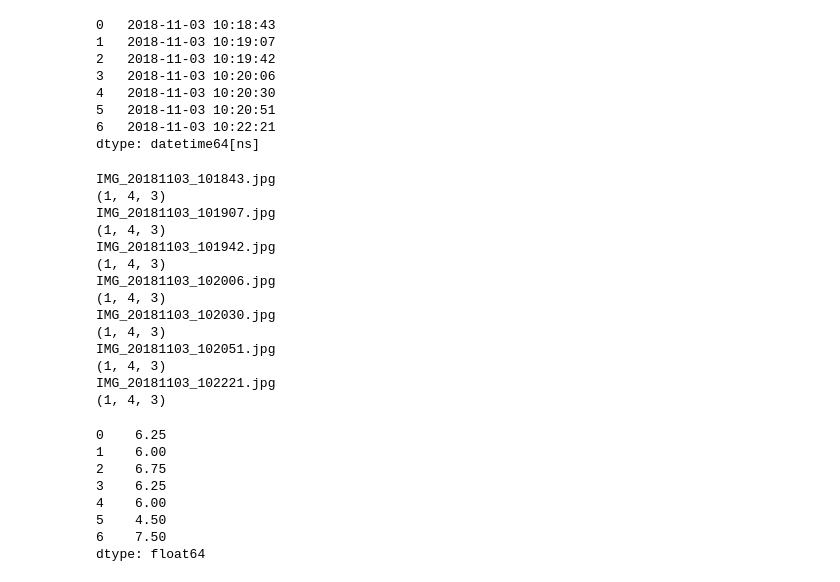
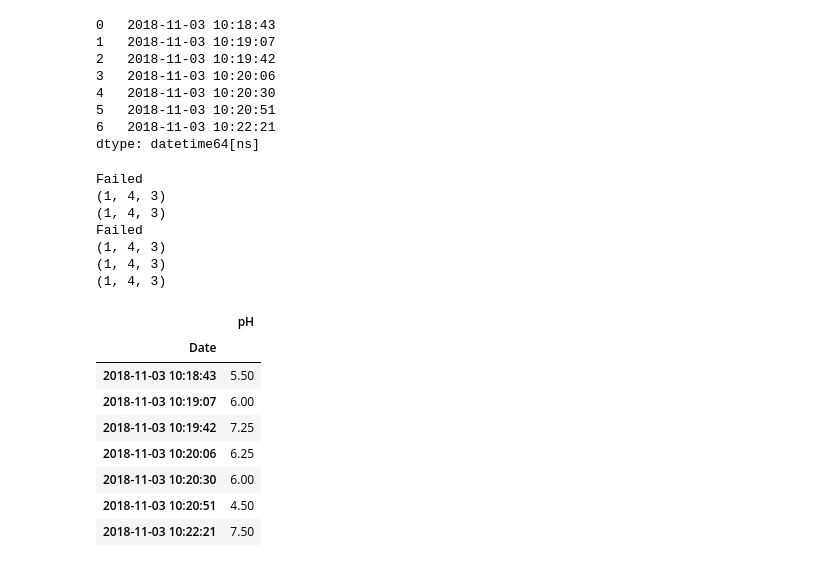
Before and after one commit to TheTerik/SHD2018, a Jupyter notebook: Grab_data.ipynb, the cells around one changed output. Saved outputs shown, nothing was run; the diff lists cells and outputs as text; code cells hidden in the pictures.

```diff
--- a/Grab_data.ipynb
+++ b/Grab_data.ipynb
@@ -49,31 +50,25 @@ def get_pHs(files):
         pH = find_PH(scale, measurement)
         pHs.append(pH)
     return pd.Series(pHs)
-# %%
-pHs = get_pHs(files)
-pHs
-# %% [output]
-IMG_20181103_101843.jpg
-(1, 4, 3)
-IMG_20181103_101907.jpg
-(1, 4, 3)
-IMG_20181103_101942.jpg
-(1, 4, 3)
-IMG_20181103_102006.jpg
-(1, 4, 3)
-IMG_20181103_102030.jpg
-(1, 4, 3)
-IMG_20181103_102051.jpg
-(1, 4, 3)
-IMG_20181103_102221.jpg
-(1, 4, 3)
-0    6.25
-1    6.00
-2    6.75
-3    6.25
-4    6.00
-5    4.50
-6    7.50
-dtype: float64
 # %%
-df = pd.DataFrame({'Date':datetimes, 'pH':pHs})
+pHs = get_pHs(files)
+df = pd.DataFrame({'Date':datetimes, 'pH':pHs}).set_index('Date')
+df.to_csv('pH_measurement.csv')
+df
+# %% [output]
+Failed
+(1, 4, 3)
+(1, 4, 3)
+Failed
+(1, 4, 3)
+(1, 4, 3)
+(1, 4, 3)
+|  | pH |
+| Date |  |
+| 2018-11-03 10:18:43 | 5.50 |
+| 2018-11-03 10:19:07 | 6.00 |
+| 2018-11-03 10:19:42 | 7.25 |
+| 2018-11-03 10:20:06 | 6.25 |
+| 2018-11-03 10:20:30 | 6.00 |
+| 2018-11-03 10:20:51 | 4.50 |
+| 2018-11-03 10:22:21 | 7.50 |
```
Also changed, not shown: parts of 5 cells of this notebook, 1 other file.
